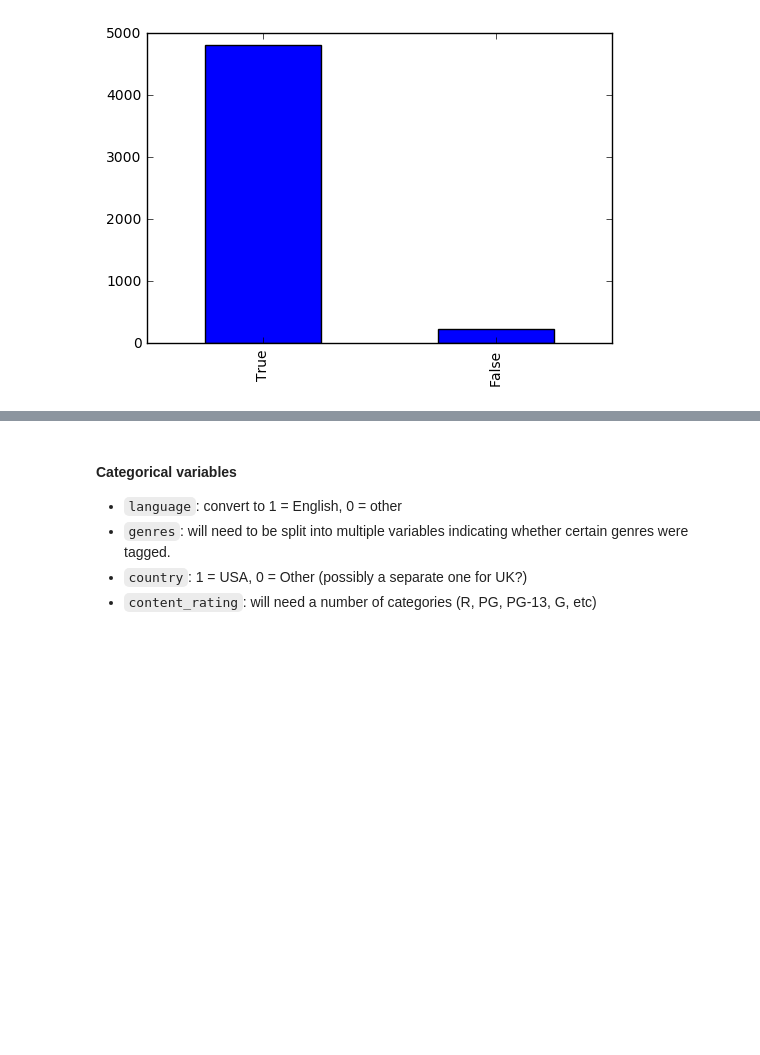
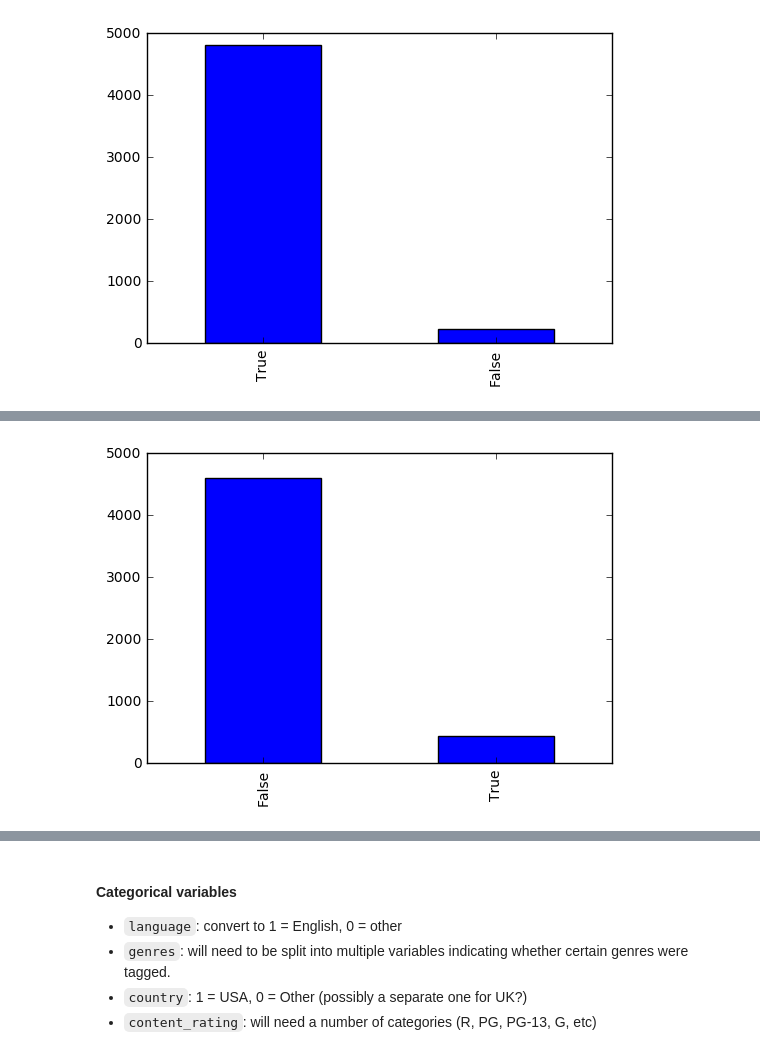
Before and after one commit to anoopctkm/machine-learning, a Jupyter notebook: projects/capstone/notebook.ipynb, the cells around one changed output, grey strips where cells are left out. Saved outputs shown, nothing was run; the diff lists cells and outputs as text; code cells hidden in the pictures; blank space fills up the shorter version.

```diff
--- a/projects/capstone/notebook.ipynb
+++ b/projects/capstone/notebook.ipynb
@@ -107,0 +113,4 @@ imdb['color'].value_counts().plot(kind="bar")
+# %%
+utility.count_plot(imdb.uk)
+# %% [output]
+[figure, added]
```
Also changed, not shown: parts of 11 cells of this notebook, 2 other files.
